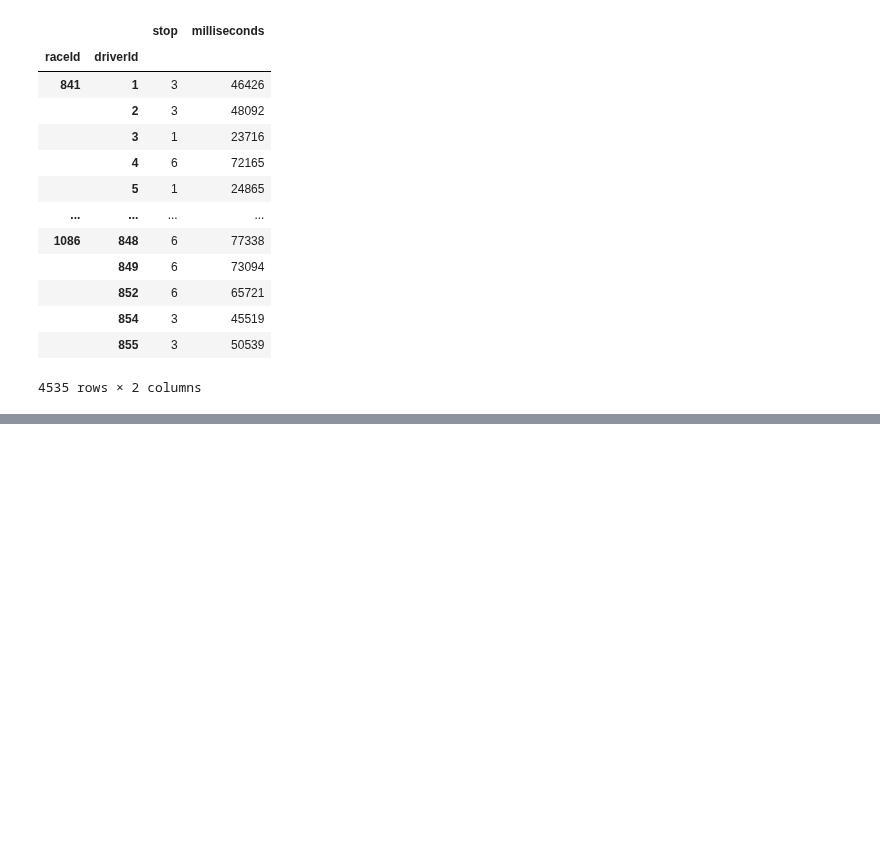
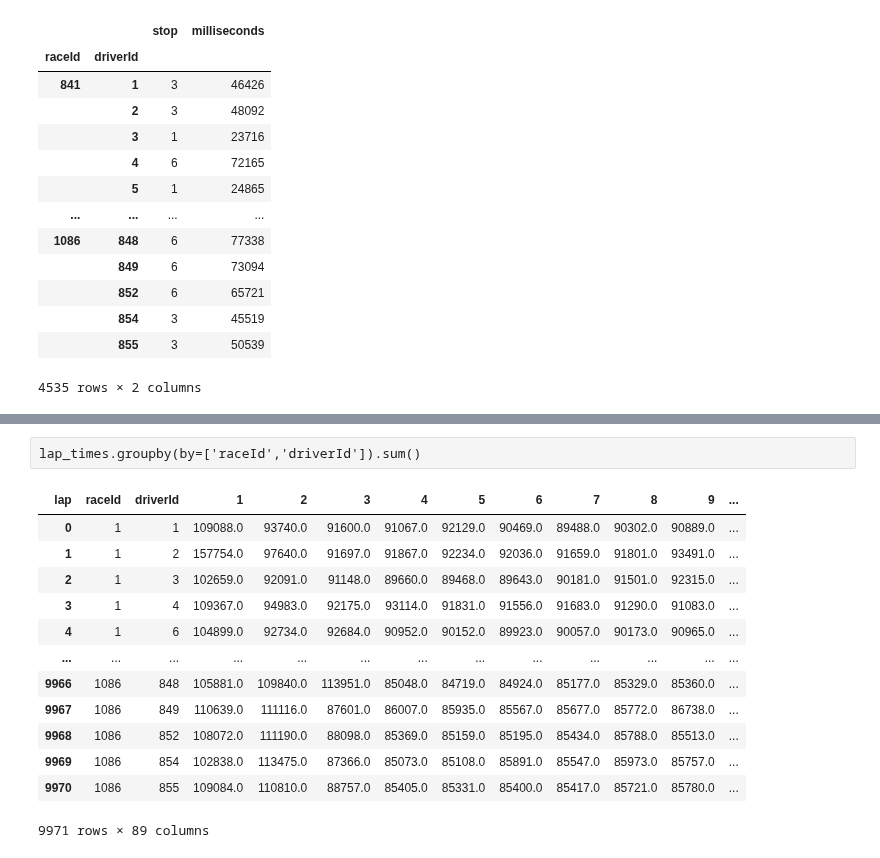
Before and after one commit to CAMM961001/itam-mcd, a Jupyter notebook: mineria-analisis-datos/proyecto/datos/limpieza_tablas.ipynb, the cells around one changed output, grey strips where cells are left out. Drawn from its saved outputs; the diff is of its cells as text; code cells hidden in the pictures; blank space fills up the shorter version.

```diff
--- a/mineria-analisis-datos/proyecto/datos/limpieza_tablas.ipynb
+++ b/mineria-analisis-datos/proyecto/datos/limpieza_tablas.ipynb
@@ -4,6 +4,8 @@
 import os
 import numpy as np
 import pandas as pd
+
+pd.set_option('display.max_columns', None)
 # %%
 path_originales = "originales"
 os.listdir(path_originales)
@@ -358,0 +428,3 @@ pit_stops[['raceId', 'driverId', 'stop', 'milliseconds']].groupby(by=['raceId',
+# %%
+lap_times = pd.read_csv(os.path.join(path_originales, 'lap_times.csv'))
+lap_times.head(20)
@@ -358,0 +465,3 @@ pit_stops[['raceId', 'driverId', 'stop', 'milliseconds']].groupby(by=['raceId',
+# %%
+lap_times.sort_values(by=['raceId','driverId','lap'], inplace=True, ignore_index=True)
+lap_times.head(20)
@@ -358,0 +486,20 @@ pit_stops[['raceId', 'driverId', 'stop', 'milliseconds']].groupby(by=['raceId',
+# %% [raw]
+lap_times.groupby(by=['raceId','driverId']).sum()
+# %%
+lap_pivot = lap_times.pivot(index=['raceId','driverId'], columns='lap', values='milliseconds')
+lap_pivot.reset_index(inplace=True)
+lap_pivot
+# %% [output]
+| lap | raceId | driverId | 1 | 2 | 3 | 4 | 5 | 6 | 7 | 8 | 9 | ... |
+| 0 | 1 | 1 | 109088.0 | 93740.0 | 91600.0 | 91067.0 | 92129.0 | 90469.0 | 89488.0 | 90302.0 | 90889.0 | ... |
+| 1 | 1 | 2 | 157754.0 | 97640.0 | 91697.0 | 91867.0 | 92234.0 | 92036.0 | 91659.0 | 91801.0 | 93491.0 | ... |
+| 2 | 1 | 3 | 102659.0 | 92091.0 | 91148.0 | 89660.0 | 89468.0 | 89643.0 | 90181.0 | 91501.0 | 92315.0 | ... |
+| 3 | 1 | 4 | 109367.0 | 94983.0 | 92175.0 | 93114.0 | 91831.0 | 91556.0 | 91683.0 | 91290.0 | 91083.0 | ... |
+| 4 | 1 | 6 | 104899.0 | 92734.0 | 92684.0 | 90952.0 | 90152.0 | 89923.0 | 90057.0 | 90173.0 | 90965.0 | ... |
+| ... | ... | ... | ... | ... | ... | ... | ... | ... | ... | ... | ... | ... |
+| 9966 | 1086 | 848 | 105881.0 | 109840.0 | 113951.0 | 85048.0 | 84719.0 | 84924.0 | 85177.0 | 85329.0 | 85360.0 | ... |
+| 9967 | 1086 | 849 | 110639.0 | 111116.0 | 87601.0 | 86007.0 | 85935.0 | 85567.0 | 85677.0 | 85772.0 | 86738.0 | ... |
+| 9968 | 1086 | 852 | 108072.0 | 111190.0 | 88098.0 | 85369.0 | 85159.0 | 85195.0 | 85434.0 | 85788.0 | 85513.0 | ... |
+| 9969 | 1086 | 854 | 102838.0 | 113475.0 | 87366.0 | 85073.0 | 85108.0 | 85891.0 | 85547.0 | 85973.0 | 85757.0 | ... |
+| 9970 | 1086 | 855 | 109084.0 | 110810.0 | 88757.0 | 85405.0 | 85331.0 | 85400.0 | 85417.0 | 85721.0 | 85780.0 | ... |
+9971 rows × 89 columns
```
Also changed, not shown: parts of 12 cells of this notebook.
